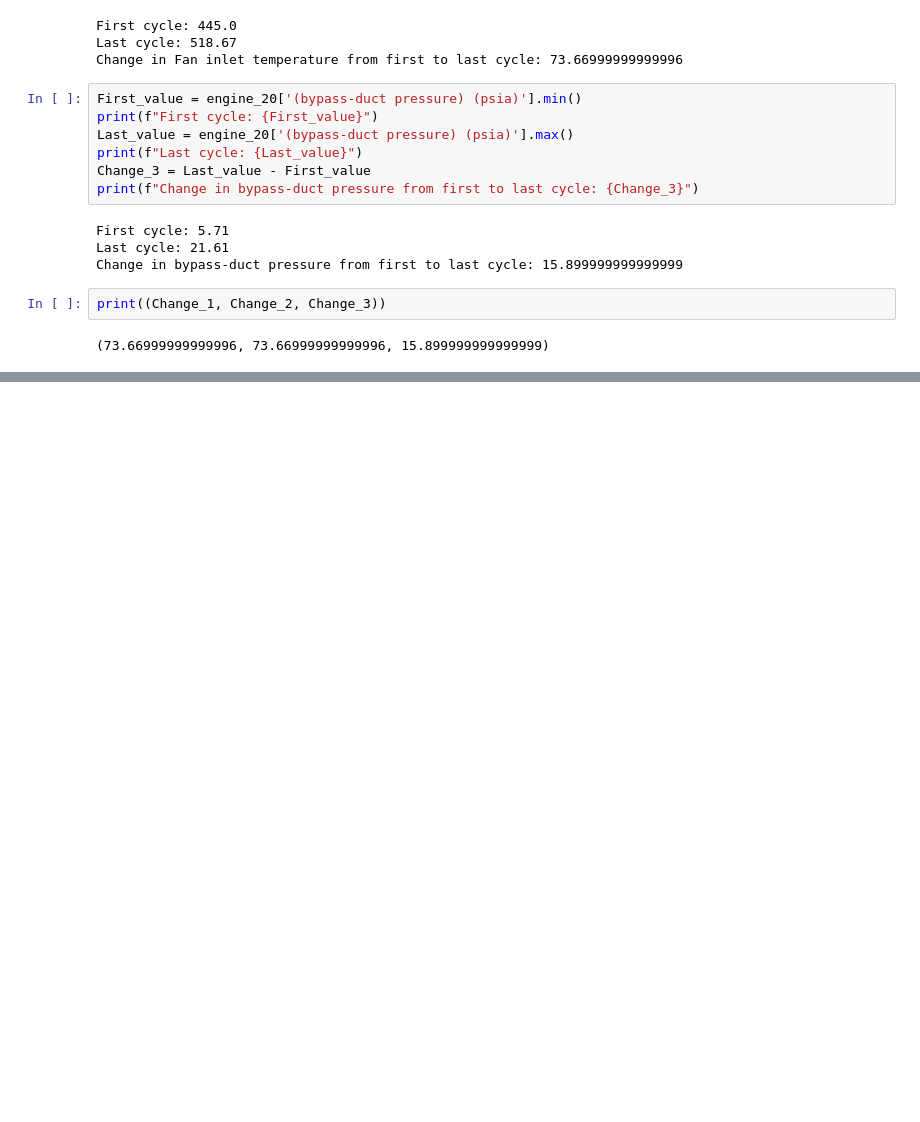
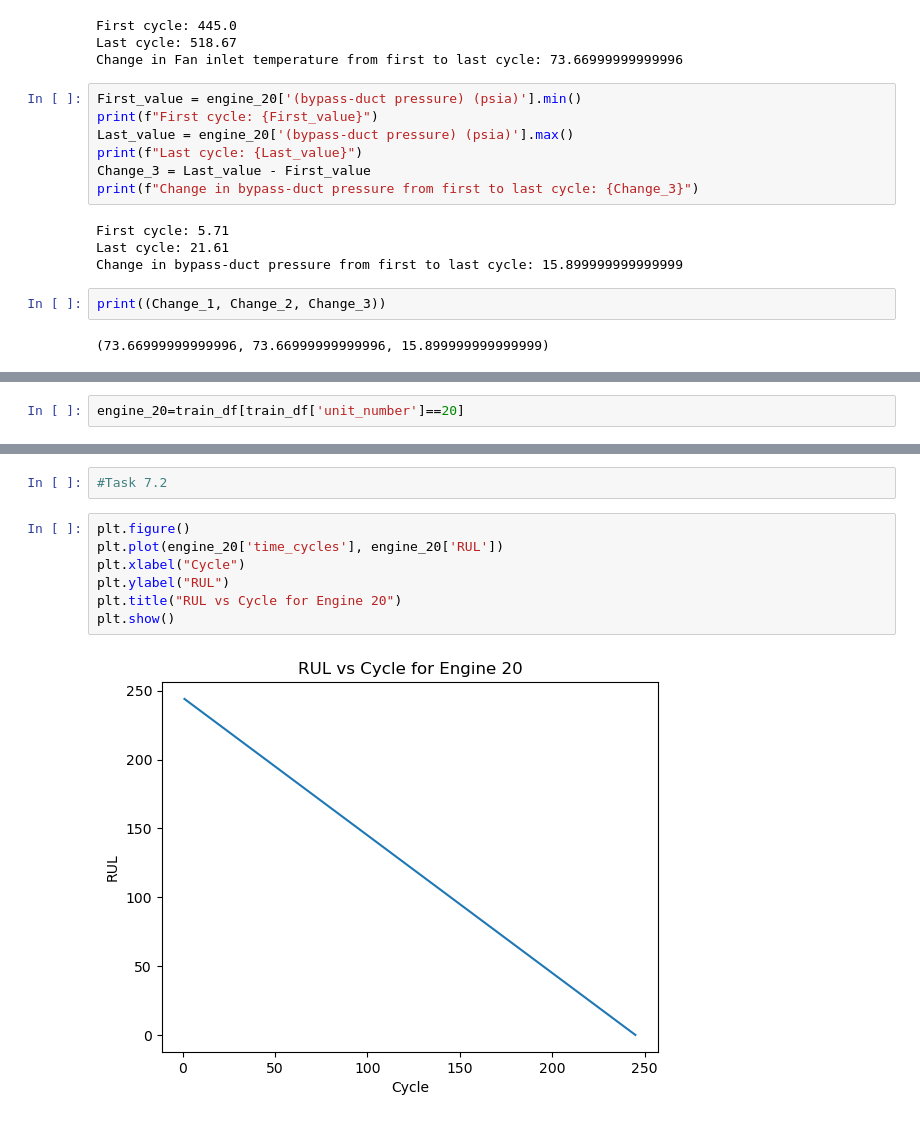
Before and after one commit to yadvendrasinghshekhawat02-design/first-, a Jupyter notebook: fd004_analysis.ipynb, the cells around one changed output, grey strips where cells are left out. Saved outputs shown, nothing was run; the diff lists cells and outputs as text; blank space fills up the shorter version.

Commit message:
Task 7.1 & 7.2 Completed

```diff
--- a/fd004_analysis.ipynb
+++ b/fd004_analysis.ipynb
@@ -347,0 +350,2 @@ print((Change_1, Change_2, Change_3))
+# %%
+engine_20=train_df[train_df['unit_number']==20]
@@ -347,0 +391,11 @@ print((Change_1, Change_2, Change_3))
+# %%
+#Task 7.2
+# %%
+plt.figure()
+plt.plot(engine_20['time_cycles'], engine_20['RUL'])
+plt.xlabel("Cycle")
+plt.ylabel("RUL")
+plt.title("RUL vs Cycle for Engine 20")
+plt.show()
+# %% [output]
+[figure, added]
```
Also changed, not shown: parts of 6 cells of this notebook, 1 other file.
